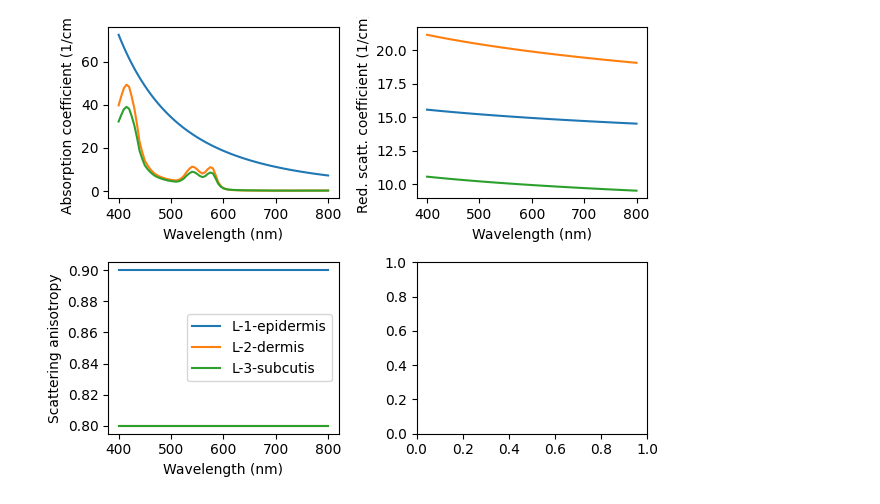
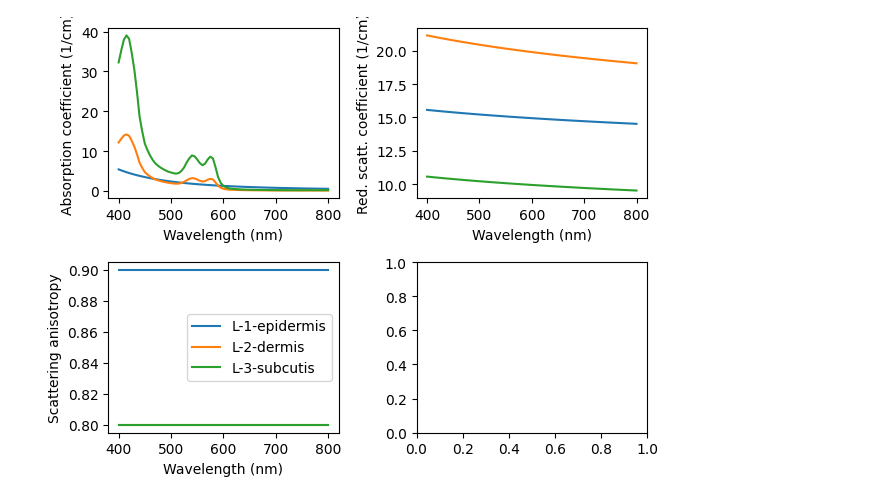
Before and after one commit to mkuziuk/light-in-skin-animation, a Jupyter notebook: skin_spectre_3_layers.ipynb, the cells around one changed output. Saved outputs shown, nothing was run; the diff lists cells and outputs as text; code cells hidden in the pictures.

```diff
--- a/skin_spectre_3_layers.ipynb
+++ b/skin_spectre_3_layers.ipynb
@@ -15,6 +15,13 @@ wavelengths = np.arange(450e-9, 801e-9, 2e-9)
 # %%
 model_normal = skin.Skin3()
+
+epidermis = model_normal[0]
+epidermis.melanin = 0.003                    # lower melanin content
+
+dermis = model_normal[1]
+dermis.blood = 0.01                    # lower blood volume fraction
+
 model_normal.plot()
 # %% [output]
-[figure, old version]
+[figure, new version]
 # %%
```
Also changed, not shown: parts of 14 cells of this notebook, 8 other files.
